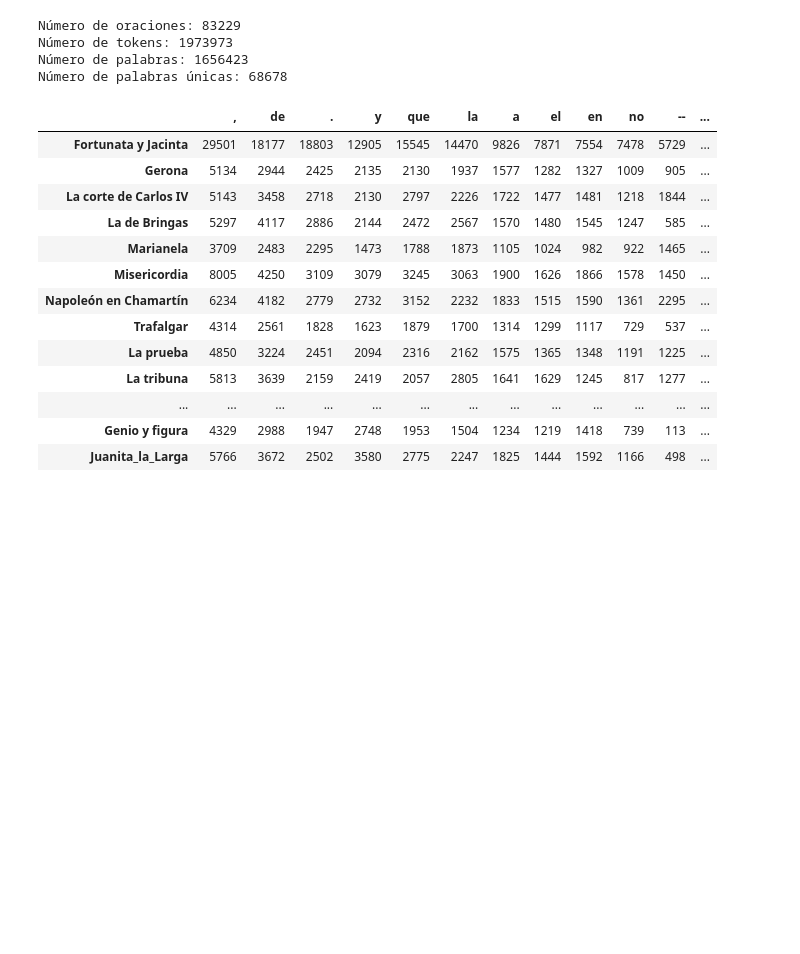
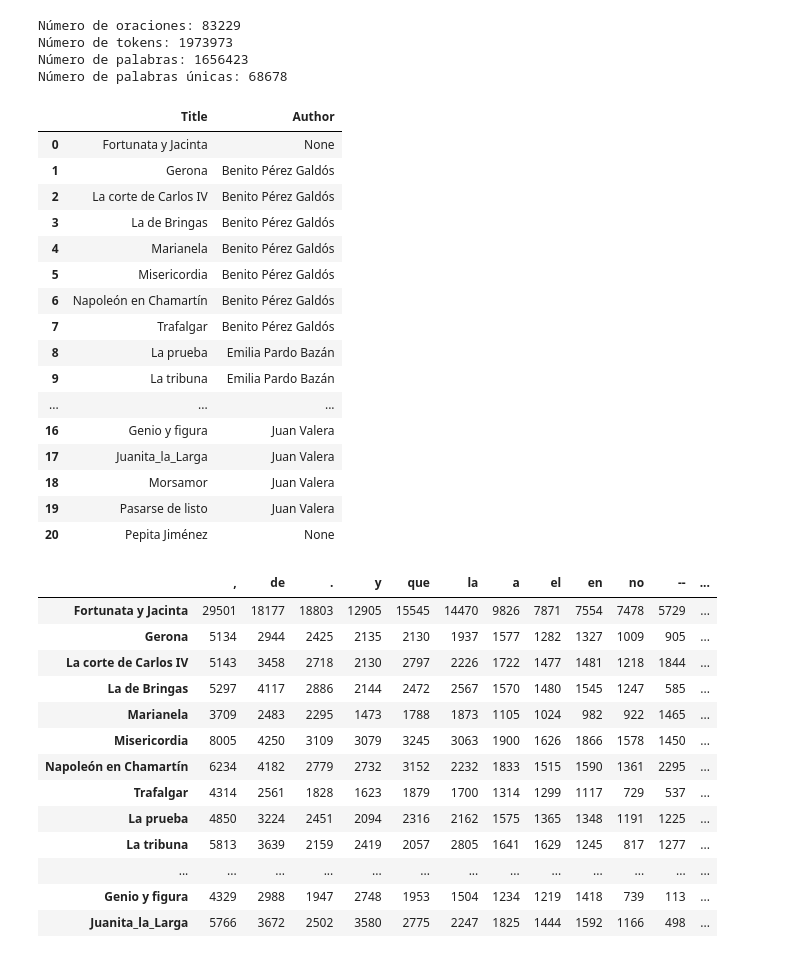
Before and after one commit to RaimundoRobotica/Stylometry, a Jupyter notebook: presentacion.ipynb, the cells around one changed output. Drawn from its saved outputs; the diff is of its cells as text; code cells hidden in the pictures; blank space fills up the shorter version.

```diff
--- a/presentacion.ipynb
+++ b/presentacion.ipynb
@@ -87,6 +87,26 @@ Número de oraciones: 83229
 Número de tokens: 1973973
 Número de palabras: 1656423
 Número de palabras únicas: 68678
+# %%
+corpus.corpus_content()
+# %% [output]
+|  | Title | Author |
+| 0 | Fortunata y Jacinta | None |
+| 1 | Gerona | Benito Pérez Galdós |
+| 2 | La corte de Carlos IV | Benito Pérez Galdós |
+| 3 | La de Bringas | Benito Pérez Galdós |
+| 4 | Marianela | Benito Pérez Galdós |
+| 5 | Misericordia | Benito Pérez Galdós |
+| 6 | Napoleón en Chamartín | Benito Pérez Galdós |
+| 7 | Trafalgar | Benito Pérez Galdós |
+| 8 | La prueba | Emilia Pardo Bazán |
+| 9 | La tribuna | Emilia Pardo Bazán |
+| ... | ... | ... |
+| 16 | Genio y figura | Juan Valera |
+| 17 | Juanita_la_Larga | Juan Valera |
+| 18 | Morsamor | Juan Valera |
+| 19 | Pasarse de listo | Juan Valera |
+| 20 | Pepita Jiménez | None |
 # %%
 df = corpus.comparar_textos(20)
 df
```
Also changed, not shown: 1 other file.
